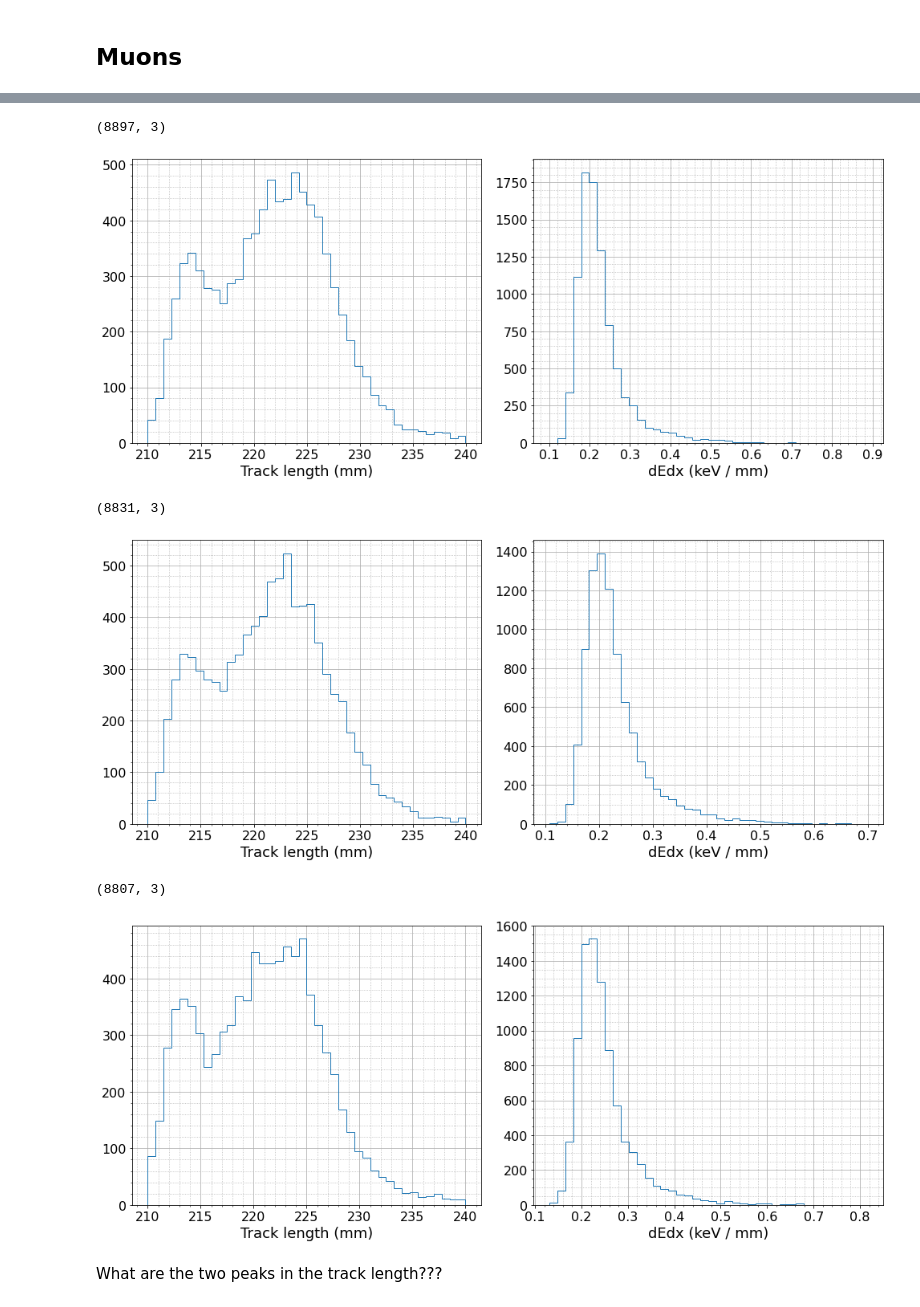
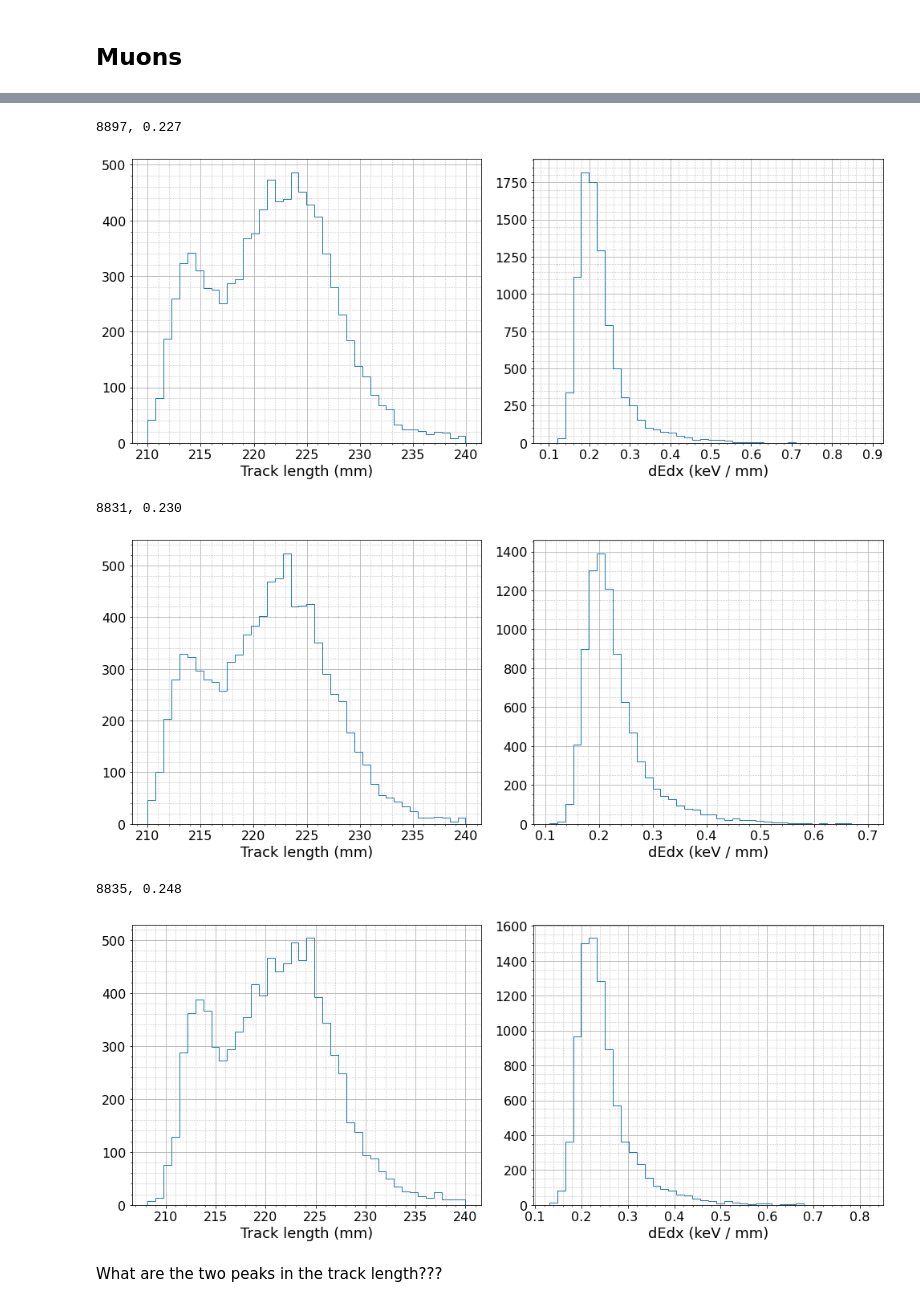
Before and after one commit to VitalyVorobyev/tpcdigi, a Jupyter notebook: TracksCleanup.ipynb, the cells around one changed output, grey strips where cells are left out. Saved outputs shown, nothing was run; the diff lists cells and outputs as text; code cells hidden in the pictures.

Commit message:
track filter done

```diff
--- a/TracksCleanup.ipynb
+++ b/TracksCleanup.ipynb
@@ -72,7 +78,6 @@ dedx_plot(ds)
 [figure]
 # %%
-ds = np.load(data['mu_300.0'])
-ds = ds[(ds[:, 1] < 240) & (ds[:, 1] > 210) & (ds[:, 2] < 2)]
-print(ds.shape)
-dedx_plot(ds)
+key = 'mu_300.0'
+trkfilter[key] = ((210., 240.), (0., 2.))
+plot_after_filter(np.load(data[key]), trkfilter[key]);
 # %% [output]
@@ -80,7 +85,6 @@ dedx_plot(ds)
 [figure]
 # %%
-ds = np.load(data['mu_400.0'])
-ds = ds[(ds[:, 1] < 240) & (ds[:, 1] > 210) & (ds[:, 2] < 2)]
-print(ds.shape)
-dedx_plot(ds)
+key = 'mu_400.0'
+trkfilter[key] = ((210., 240.), (0., 2.))
+plot_after_filter(np.load(data[key]), trkfilter[key]);
 # %% [output]
@@ -89,26 +93,23 @@ dedx_plot(ds)
 # %%
-ds = np.load(data['mu_500.0'])
-ds = ds[(ds[:, 1] < 240) & (ds[:, 1] > 210) & (ds[:, 2] < 2)]
-print(ds.shape)
-dedx_plot(ds)
+key = 'mu_500.0'
+trkfilter[key] = ((210., 240.), (0., 2.))
+plot_after_filter(np.load(data[key]), trkfilter[key]);
 # %% [output]
-(8897, 3)
+8897, 0.227
 [figure]
 # %%
-ds = np.load(data['mu_600.0'])
-ds = ds[(ds[:, 1] < 240) & (ds[:, 1] > 210) & (ds[:, 2] < 2)]
-print(ds.shape)
-dedx_plot(ds)
+key = 'mu_600.0'
+trkfilter[key] = ((210., 240.), (0., 2.))
+plot_after_filter(np.load(data[key]), trkfilter[key]);
 # %% [output]
-(8831, 3)
+8831, 0.230
-[figure, old version]
+[figure, new version]
 # %%
-ds = np.load(data['mu_1500.0'])
-ds = ds[(ds[:, 1] < 240) & (ds[:, 1] > 210) & (ds[:, 2] < 2)]
-print(ds.shape)
-dedx_plot(ds)
+key = 'mu_1500.0'
+trkfilter[key] = ((207., 240.), (0., 2.))
+plot_after_filter(np.load(data[key]), trkfilter[key]);
 # %% [output]
-(8807, 3)
+8835, 0.248
-[figure, old version]
+[figure, new version]
 # %% [markdown]
 What are the two peaks in the track length???
```
Also changed, not shown: parts of 51 cells of this notebook, 2 other files.
